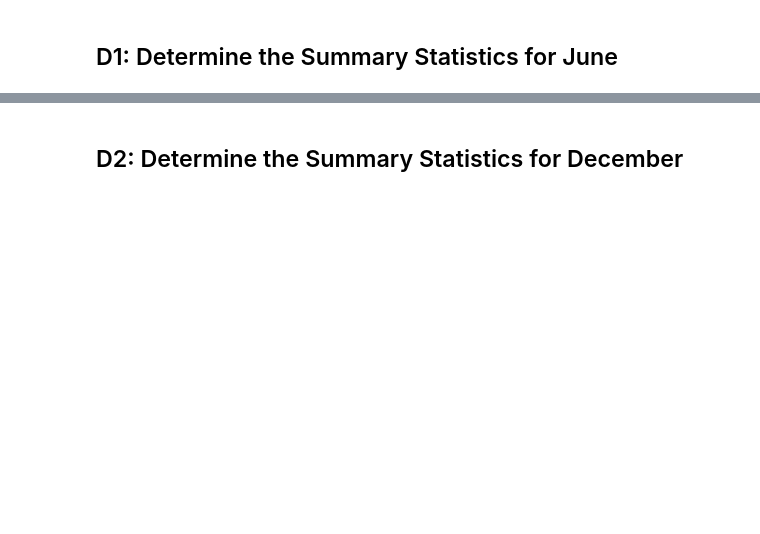
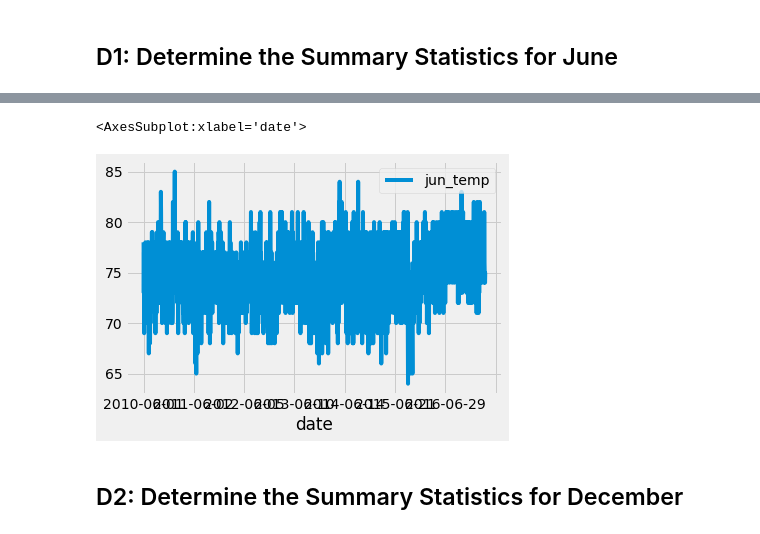
Before and after one commit to nabilram/surf-and-shake, a Jupyter notebook: surfsup_challenge.ipynb, the cells around one changed output, grey strips where cells are left out. Saved outputs shown, nothing was run; the diff lists cells and outputs as text; code cells hidden in the pictures; blank space fills up the shorter version.

```diff
--- a/surfsup_challenge.ipynb
+++ b/surfsup_challenge.ipynb
@@ -1,6 +1,13 @@
 # %%
 # Dependencies
 import numpy as np
+import pandas as pd
+
+# plotlib
+%matplotlib inline
+from matplotlib import style
+style.use('fivethirtyeight')
+import matplotlib.pyplot as plt
 
 # Python SQL toolkit and Object Relational Mapper
 import sqlalchemy
@@ -51,3 +80,9 @@ june_temp_df.describe()
+# %%
+#plot june temps
+june_temp_df.plot()
+# %% [output]
+<AxesSubplot:xlabel='date'>
+[figure, added]
 # %% [markdown]
 ## D2: Determine the Summary Statistics for December
 # %%
```
Also changed, not shown: parts of 7 cells of this notebook, 1 other file.
